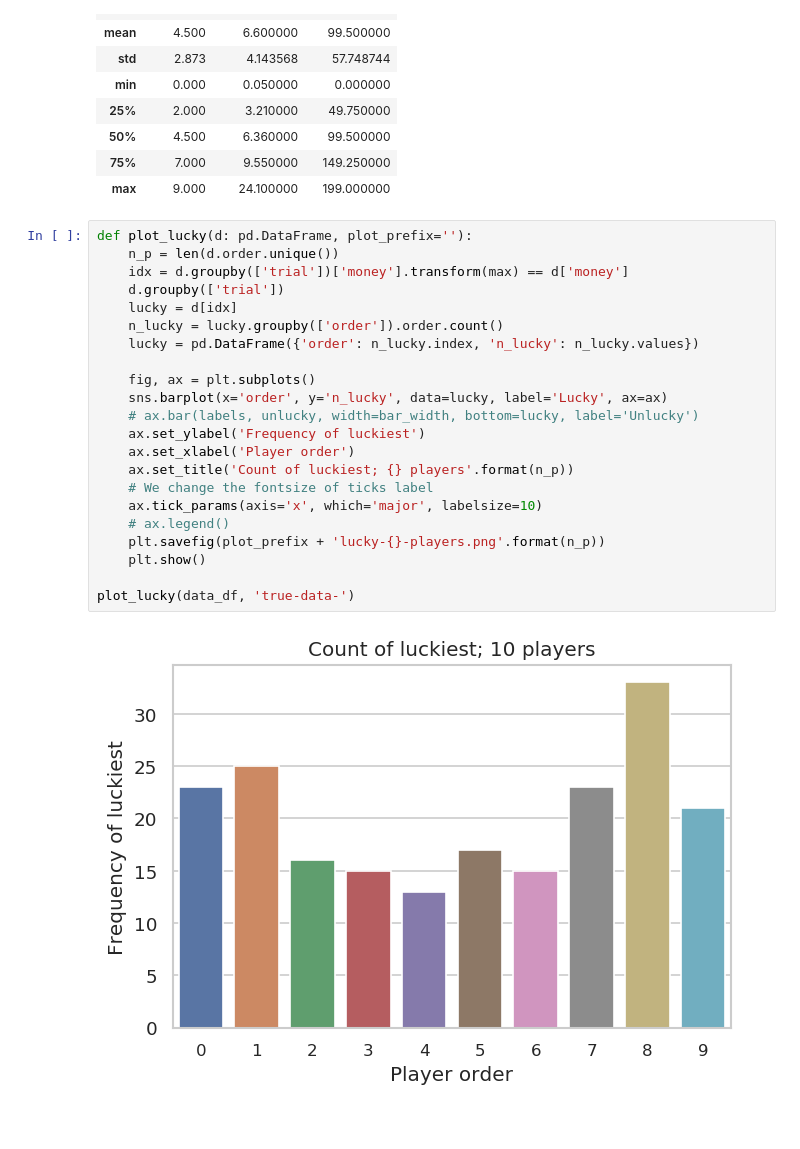
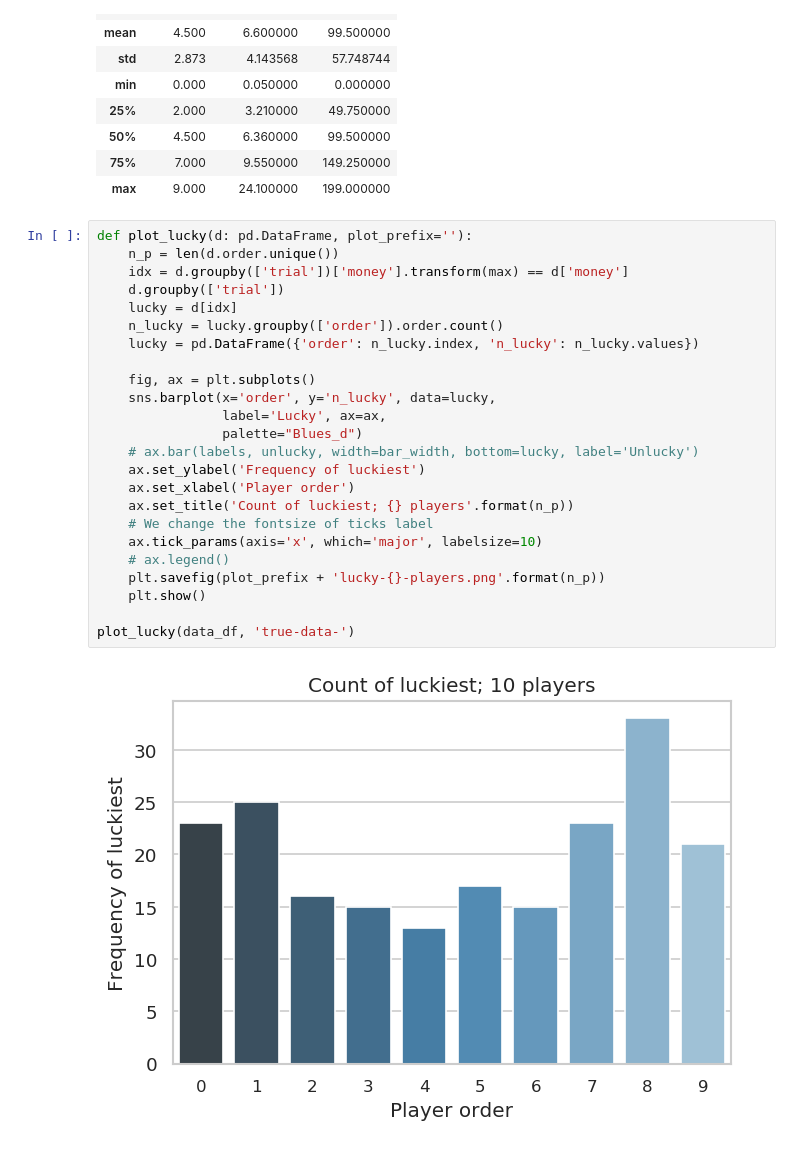
Before and after one commit to tjysdsg/wechat-red-bag, a Jupyter notebook: simulation.ipynb, the cells around one changed output. Cells and saved outputs as stored; diff of their text form.

```diff
--- a/simulation.ipynb
+++ b/simulation.ipynb
@@ -176,27 +176,29 @@ data_df.describe()
 # %%
 def plot_lucky(d: pd.DataFrame, plot_prefix=''):
     n_p = len(d.order.unique())
     idx = d.groupby(['trial'])['money'].transform(max) == d['money']
     d.groupby(['trial'])
     lucky = d[idx]
     n_lucky = lucky.groupby(['order']).order.count()
     lucky = pd.DataFrame({'order': n_lucky.index, 'n_lucky': n_lucky.values})
 
     fig, ax = plt.subplots()
-    sns.barplot(x='order', y='n_lucky', data=lucky, label='Lucky', ax=ax)
+    sns.barplot(x='order', y='n_lucky', data=lucky,
+                label='Lucky', ax=ax,
+                palette="Blues_d")
     # ax.bar(labels, unlucky, width=bar_width, bottom=lucky, label='Unlucky')
     ax.set_ylabel('Frequency of luckiest')
     ax.set_xlabel('Player order')
     ax.set_title('Count of luckiest; {} players'.format(n_p))
     # We change the fontsize of ticks label
     ax.tick_params(axis='x', which='major', labelsize=10)
     # ax.legend()
     plt.savefig(plot_prefix + 'lucky-{}-players.png'.format(n_p))
     plt.show()
 
 plot_lucky(data_df, 'true-data-')
 # %% [output]
-[figure, old version]
+[figure, new version]
 # %%
 n_trials = 10000
 money = 66.0
```
Also changed, not shown: parts of 2 cells of this notebook, 40 other files.
